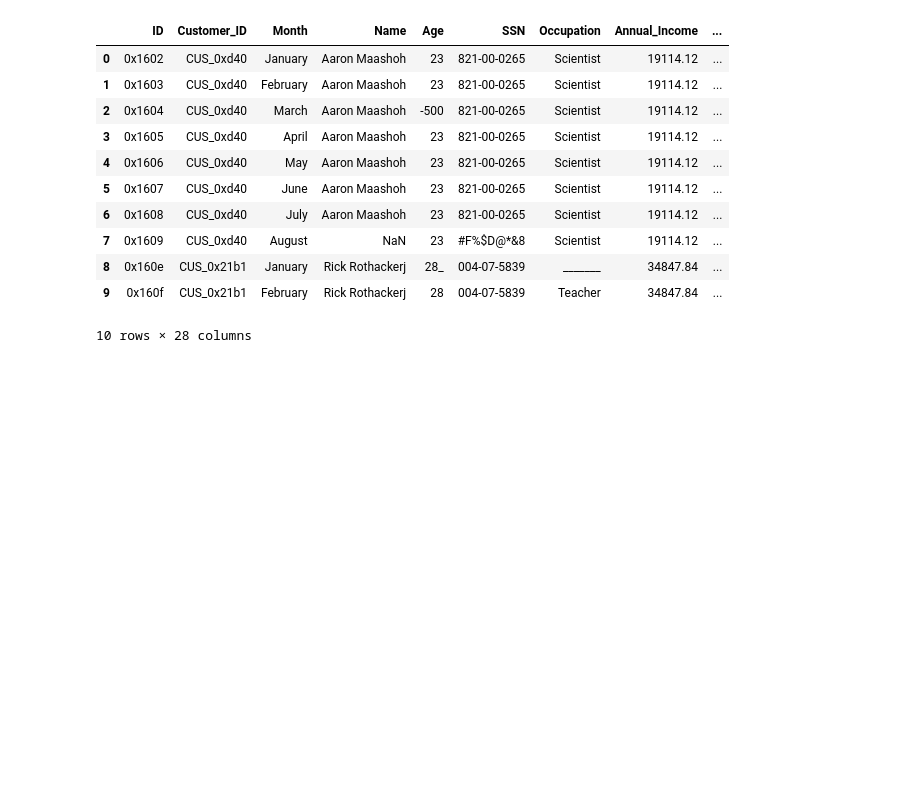
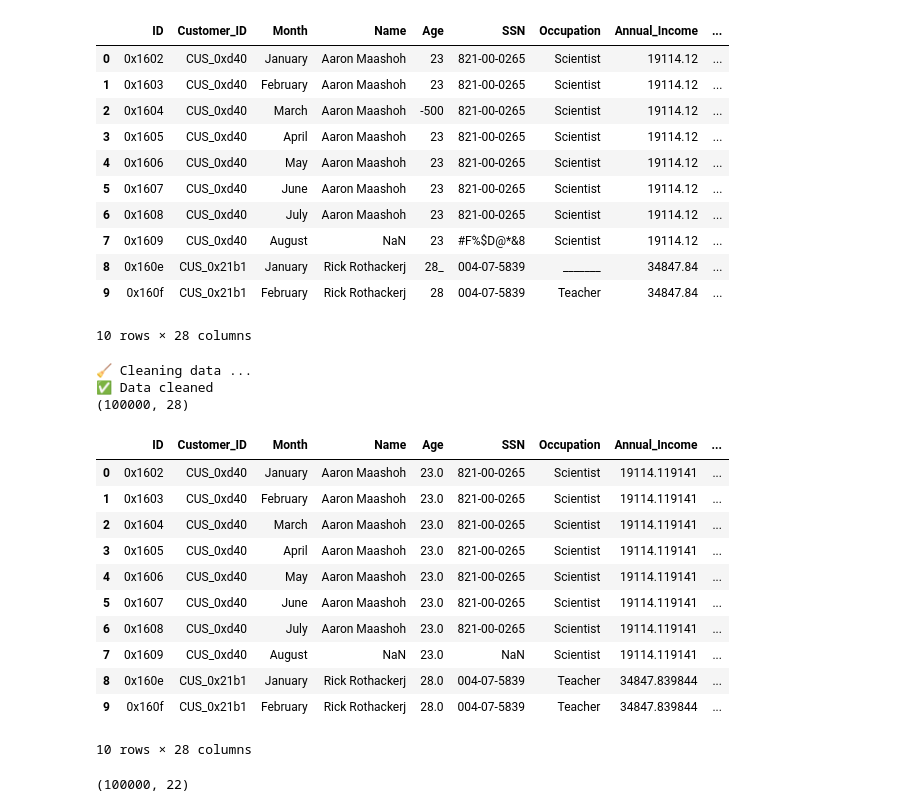
Before and after one commit to Havish96/credit-score, a Jupyter notebook: Notebooks/credit_score.ipynb, the cells around one changed output. Saved outputs shown, nothing was run; the diff lists cells and outputs as text; code cells hidden in the pictures; blank space fills up the shorter version.

```diff
--- a/Notebooks/credit_score.ipynb
+++ b/Notebooks/credit_score.ipynb
@@ -32,3 +33,22 @@ df_train.head(10)
 | 8 | 0x160e | CUS_0x21b1 | January | Rick Rothackerj | 28_ | 004-07-5839 | _______ | 34847.84 | ... |
 | 9 | 0x160f | CUS_0x21b1 | February | Rick Rothackerj | 28 | 004-07-5839 | Teacher | 34847.84 | ... |
 10 rows × 28 columns
+# %%
+df_cleaned = clean_data(df_train)
+df_cleaned.head(10)
+# %% [output]
+🧹 Cleaning data ...
+✅ Data cleaned
+(100000, 28)
+|  | ID | Customer_ID | Month | Name | Age | SSN | Occupation | Annual_Income | ... |
+| 0 | 0x1602 | CUS_0xd40 | January | Aaron Maashoh | 23.0 | 821-00-0265 | Scientist | 19114.119141 | ... |
+| 1 | 0x1603 | CUS_0xd40 | February | Aaron Maashoh | 23.0 | 821-00-0265 | Scientist | 19114.119141 | ... |
+| 2 | 0x1604 | CUS_0xd40 | March | Aaron Maashoh | 23.0 | 821-00-0265 | Scientist | 19114.119141 | ... |
+| 3 | 0x1605 | CUS_0xd40 | April | Aaron Maashoh | 23.0 | 821-00-0265 | Scientist | 19114.119141 | ... |
+| 4 | 0x1606 | CUS_0xd40 | May | Aaron Maashoh | 23.0 | 821-00-0265 | Scientist | 19114.119141 | ... |
+| 5 | 0x1607 | CUS_0xd40 | June | Aaron Maashoh | 23.0 | 821-00-0265 | Scientist | 19114.119141 | ... |
+| 6 | 0x1608 | CUS_0xd40 | July | Aaron Maashoh | 23.0 | 821-00-0265 | Scientist | 19114.119141 | ... |
+| 7 | 0x1609 | CUS_0xd40 | August | NaN | 23.0 | NaN | Scientist | 19114.119141 | ... |
+| 8 | 0x160e | CUS_0x21b1 | January | Rick Rothackerj | 28.0 | 004-07-5839 | Teacher | 34847.839844 | ... |
+| 9 | 0x160f | CUS_0x21b1 | February | Rick Rothackerj | 28.0 | 004-07-5839 | Teacher | 34847.839844 | ... |
+10 rows × 28 columns
@@ -34,0 +58,4 @@ df_train.head(10)
+# %%
+X.shape
+# %% [output]
+(100000, 22)
```
Also changed, not shown: parts of 21 cells of this notebook, 4 other files.
